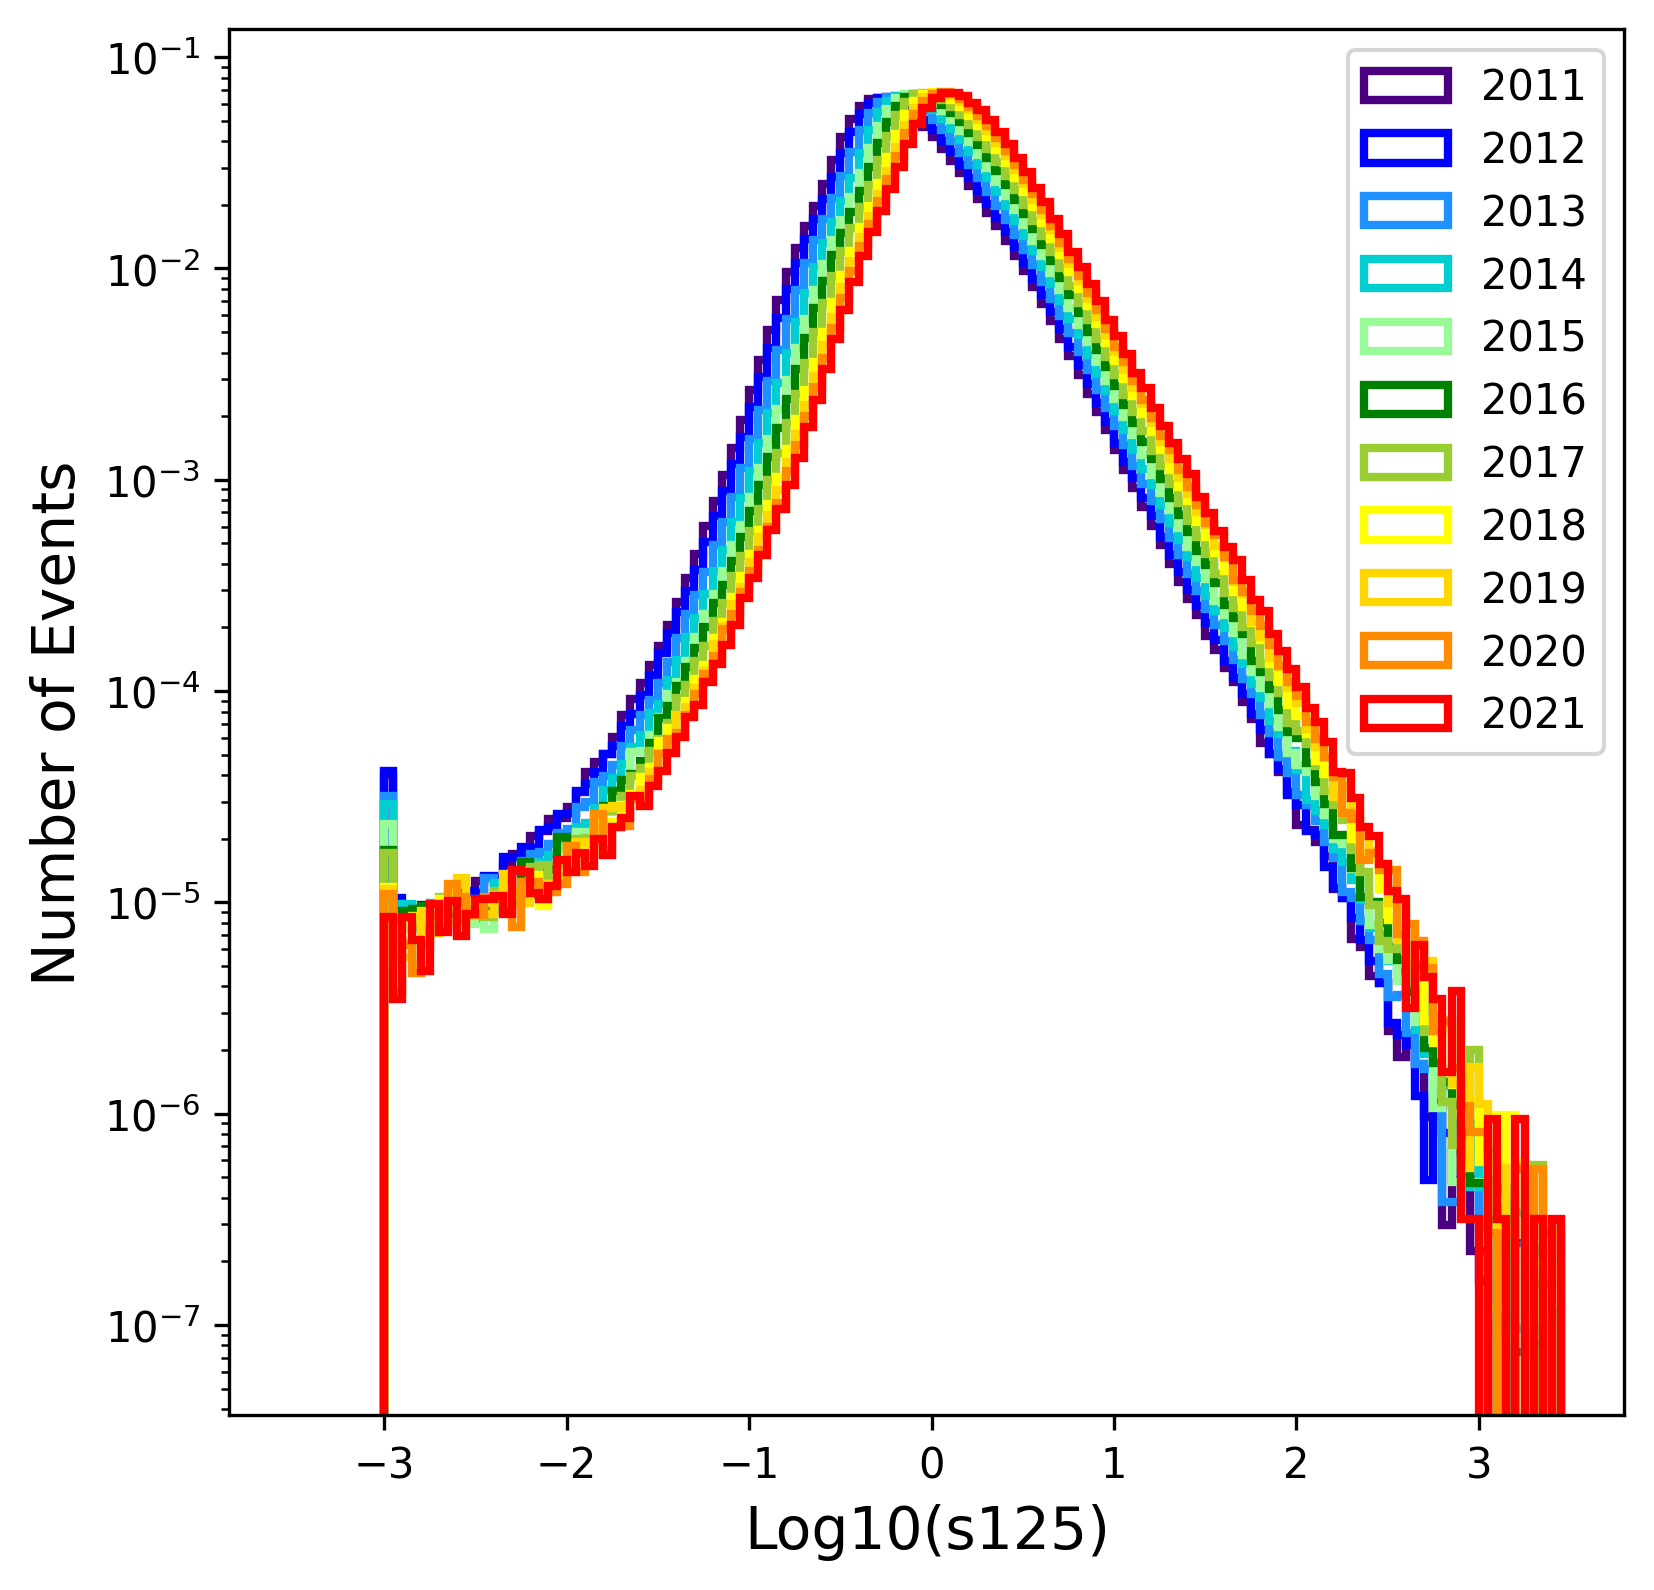
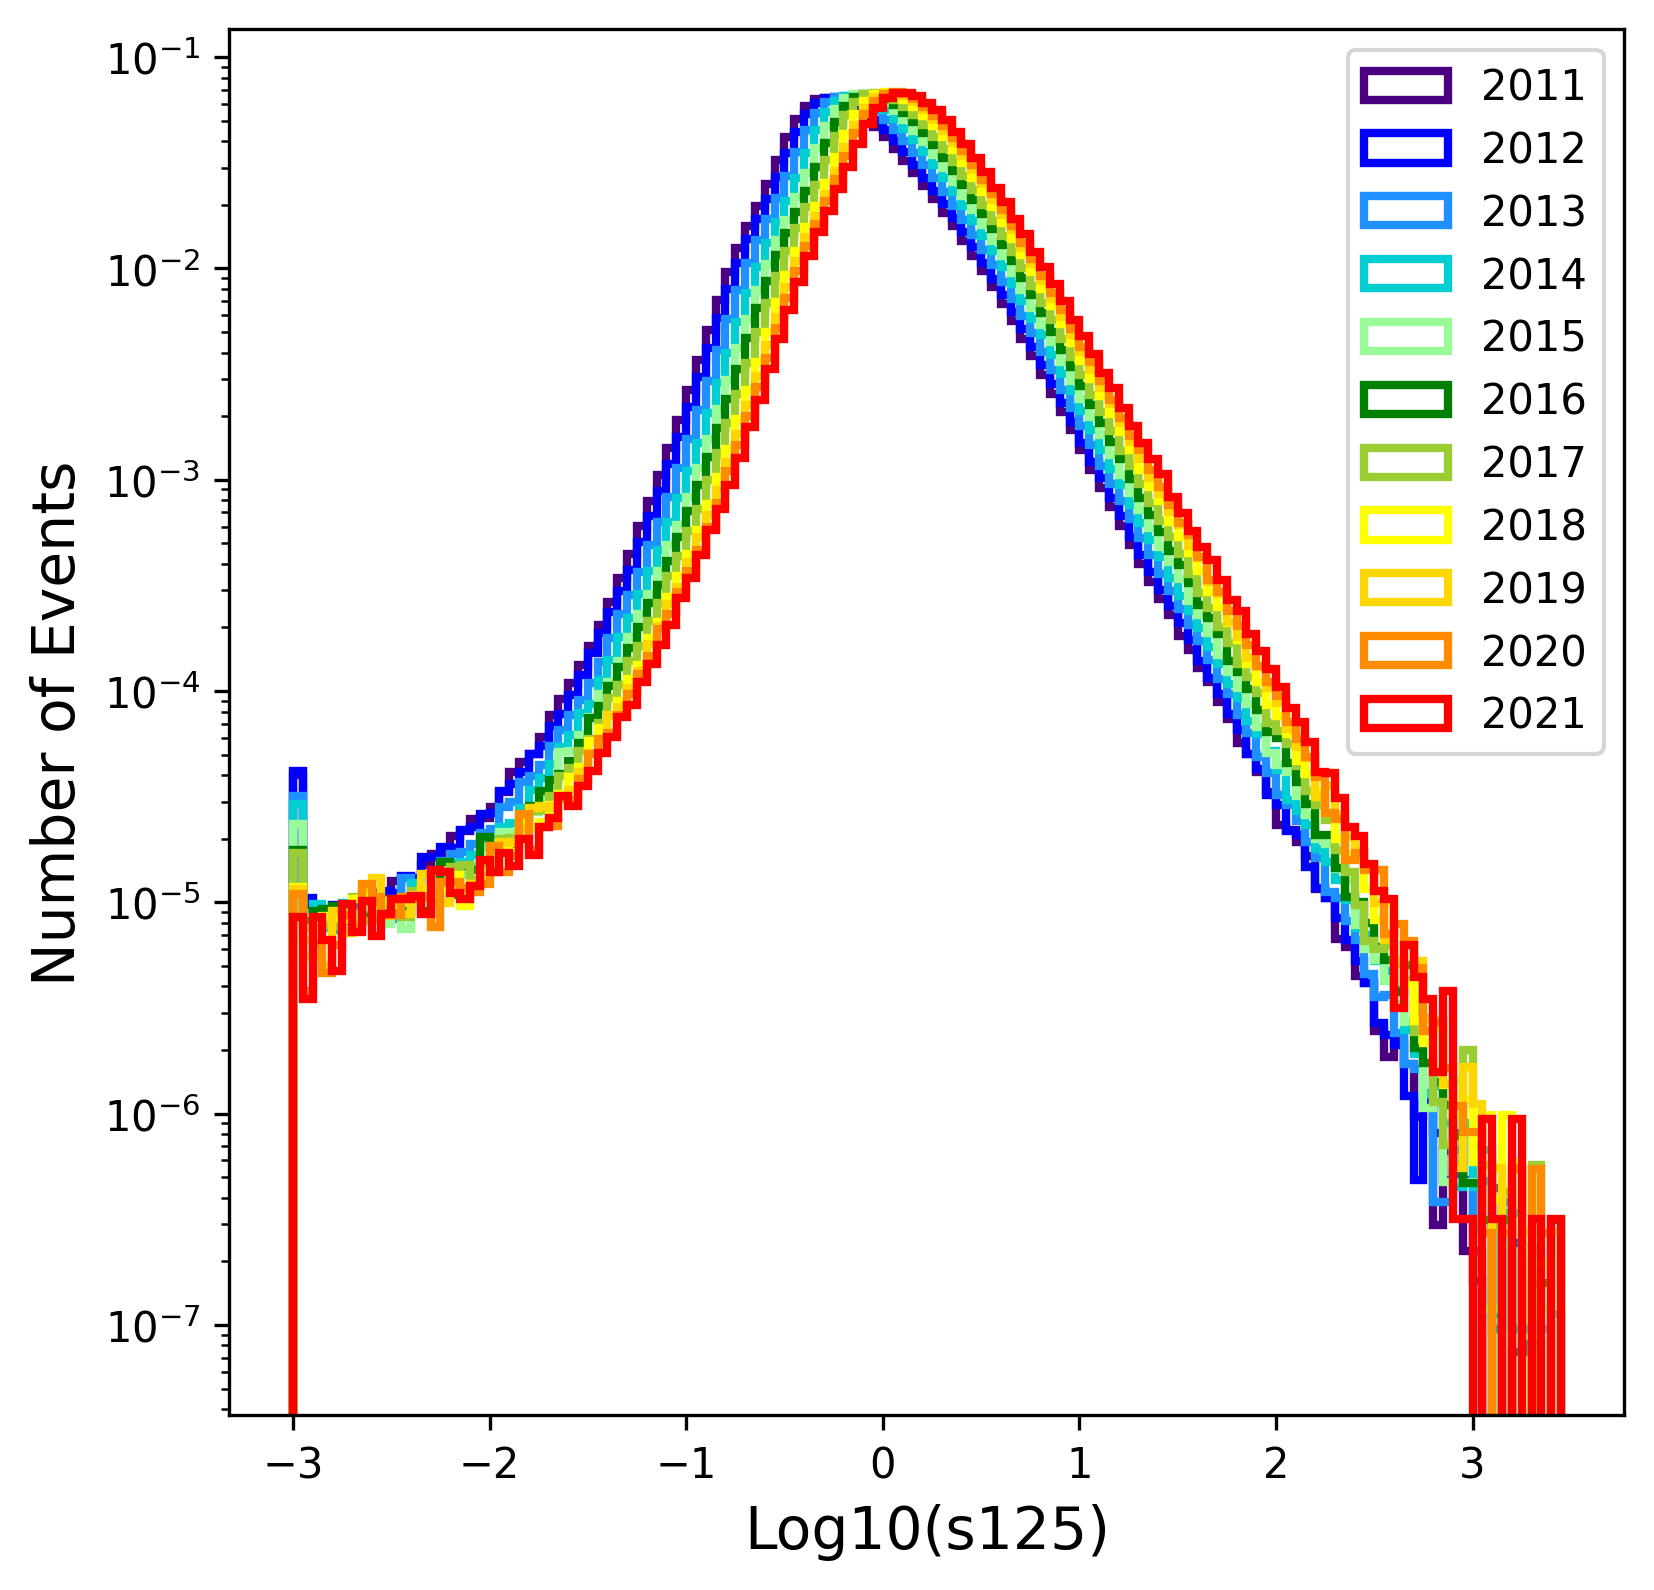
The notebook cell's code change between the first figure and the second:
--- before
+++ after
@@ -1,4 +1,4 @@
 #this block creates the s125 histogram for Tier 4 only
-bins = (np.arange(-3.5, 3.5, .05))
+bins = (np.arange(-3, 3.5, .05))
 fig, ax = plt.subplots(figsize=(6, 6), dpi=300)
 colors = ['indigo', 'blue', 'dodgerblue', 'darkturquoise', 'palegreen', 'green', 'yellowgreen', 'yellow', 'gold', 'darkorange', 'red']
@@ -17,3 +17,4 @@
 
 plt.savefig('s125_histogram_no_cuts.pdf')
+plt.savefig('s125_histogram_no_cuts.png')
 plt.show()

Commit: Final Push from Libby